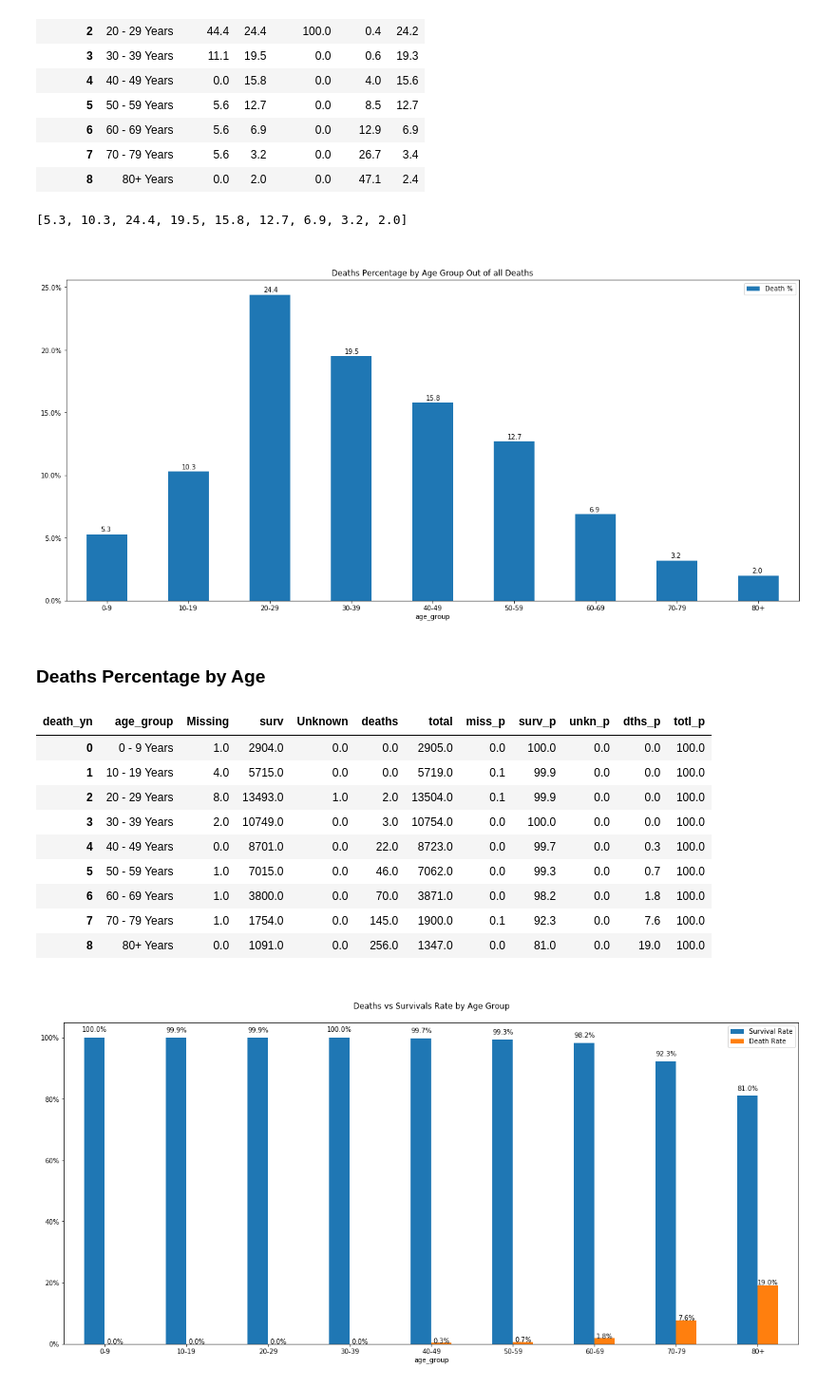
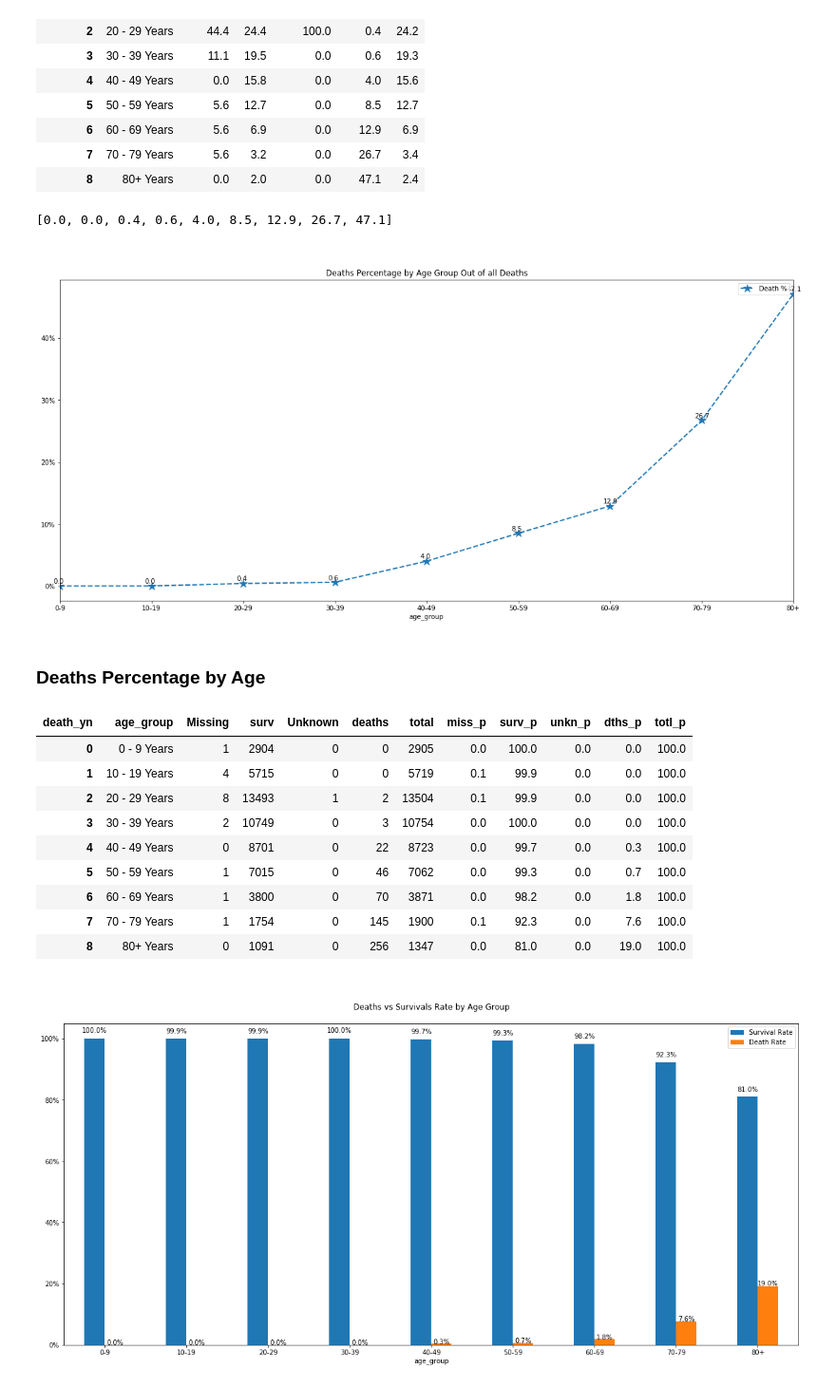
Before and after one commit to lauradahlberg/covid-19_analysis_NC, a Jupyter notebook: exploring_mecklenburg_covid_CDC_data.ipynb, the cells around one changed output. Shown at 95% size. Saved outputs shown, nothing was run; the diff lists cells and outputs as text; code cells hidden in the pictures.

Commit message:
add reference, save chart to png, add image file

```diff
--- a/exploring_mecklenburg_covid_CDC_data.ipynb
+++ b/exploring_mecklenburg_covid_CDC_data.ipynb
@@ -180,37 +177,41 @@ tba_p
 | 7 | 70 - 79 Years | 5.6 | 3.2 | 0.0 | 26.7 | 3.4 |
 | 8 | 80+ Years | 0.0 | 2.0 | 0.0 | 47.1 | 2.4 |
 # %%
-vals = tba_p['surv'].tolist()
+vals = tba_p['deaths'].tolist()
 vals
 # %% [output]
-[5.3, 10.3, 24.4, 19.5, 15.8, 12.7, 6.9, 3.2, 2.0]
+[0.0, 0.0, 0.4, 0.6, 4.0, 8.5, 12.9, 26.7, 47.1]
 # %%
 ##*** NEED TO FIND BETTER GRAPH FOR THIS DATA ***
 ##plotting comparison of deaths percentages by age group
-ax = tba_p.plot(x='age_group', y=['surv'],
-                kind='bar',
+ax = tba_p.plot(x='age_group', y=['deaths'], legend=False,
+                #kind='bar',
                 figsize=(20,9),
+                marker='*',
+                linestyle='dashed',
+                linewidth=2,
+                markersize=12,
                 rot=0,
                 title= '\n\nDeaths Percentage by Age Group Out of all Deaths')
 
 for idx, label in enumerate(vals):
     value = label
     ax.annotate(value,
                (idx, value),
                xytext=(-10, 4),
                textcoords='offset points')
 
 
 ax.yaxis.set_major_formatter(mtick.PercentFormatter())
 ax.set_xticklabels(['0-9', '10-19', '20-29', '30-39', '40-49', '50-59', '60-69', '70-79', '80+']);
 ax.legend(['Death %']);
 # %% [output]
-[figure, old version]
+[figure, new version]
 # %% [markdown]
 ### Deaths Percentage by Age
 # %%
 ## renaming some columns for easy understanding
-tba = tba.rename(columns = {'No': 'surv', 'Yes':'deaths'})
+tba = tba.rename(columns = {'No': 'surv', 'Yes':'deaths'}).reset_index()
 # tba
 # tba.dtypes
 
@@ -224,15 +225,15 @@ tba['totl_p'] = (tba['total']*100)/tba['total']
 tba
 # %% [output]
 | death_yn | age_group | Missing | surv | Unknown | deaths | total | miss_p | surv_p | unkn_p | dths_p | totl_p |
-| 0 | 0 - 9 Years | 1.0 | 2904.0 | 0.0 | 0.0 | 2905.0 | 0.0 | 100.0 | 0.0 | 0.0 | 100.0 |
-| 1 | 10 - 19 Years | 4.0 | 5715.0 | 0.0 | 0.0 | 5719.0 | 0.1 | 99.9 | 0.0 | 0.0 | 100.0 |
-| 2 | 20 - 29 Years | 8.0 | 13493.0 | 1.0 | 2.0 | 13504.0 | 0.1 | 99.9 | 0.0 | 0.0 | 100.0 |
-| 3 | 30 - 39 Years | 2.0 | 10749.0 | 0.0 | 3.0 | 10754.0 | 0.0 | 100.0 | 0.0 | 0.0 | 100.0 |
-| 4 | 40 - 49 Years | 0.0 | 8701.0 | 0.0 | 22.0 | 8723.0 | 0.0 | 99.7 | 0.0 | 0.3 | 100.0 |
-| 5 | 50 - 59 Years | 1.0 | 7015.0 | 0.0 | 46.0 | 7062.0 | 0.0 | 99.3 | 0.0 | 0.7 | 100.0 |
-| 6 | 60 - 69 Years | 1.0 | 3800.0 | 0.0 | 70.0 | 3871.0 | 0.0 | 98.2 | 0.0 | 1.8 | 100.0 |
-| 7 | 70 - 79 Years | 1.0 | 1754.0 | 0.0 | 145.0 | 1900.0 | 0.1 | 92.3 | 0.0 | 7.6 | 100.0 |
-| 8 | 80+ Years | 0.0 | 1091.0 | 0.0 | 256.0 | 1347.0 | 0.0 | 81.0 | 0.0 | 19.0 | 100.0 |
+| 0 | 0 - 9 Years | 1 | 2904 | 0 | 0 | 2905 | 0.0 | 100.0 | 0.0 | 0.0 | 100.0 |
+| 1 | 10 - 19 Years | 4 | 5715 | 0 | 0 | 5719 | 0.1 | 99.9 | 0.0 | 0.0 | 100.0 |
+| 2 | 20 - 29 Years | 8 | 13493 | 1 | 2 | 13504 | 0.1 | 99.9 | 0.0 | 0.0 | 100.0 |
+| 3 | 30 - 39 Years | 2 | 10749 | 0 | 3 | 10754 | 0.0 | 100.0 | 0.0 | 0.0 | 100.0 |
+| 4 | 40 - 49 Years | 0 | 8701 | 0 | 22 | 8723 | 0.0 | 99.7 | 0.0 | 0.3 | 100.0 |
+| 5 | 50 - 59 Years | 1 | 7015 | 0 | 46 | 7062 | 0.0 | 99.3 | 0.0 | 0.7 | 100.0 |
+| 6 | 60 - 69 Years | 1 | 3800 | 0 | 70 | 3871 | 0.0 | 98.2 | 0.0 | 1.8 | 100.0 |
+| 7 | 70 - 79 Years | 1 | 1754 | 0 | 145 | 1900 | 0.1 | 92.3 | 0.0 | 7.6 | 100.0 |
+| 8 | 80+ Years | 0 | 1091 | 0 | 256 | 1347 | 0.0 | 81.0 | 0.0 | 19.0 | 100.0 |
 # %%
 ## plotting
 ax = tba.plot(x='age_group', y=['surv_p', 'dths_p'],
```
Also changed, not shown: parts of 5 cells of this notebook, 2 other files.
